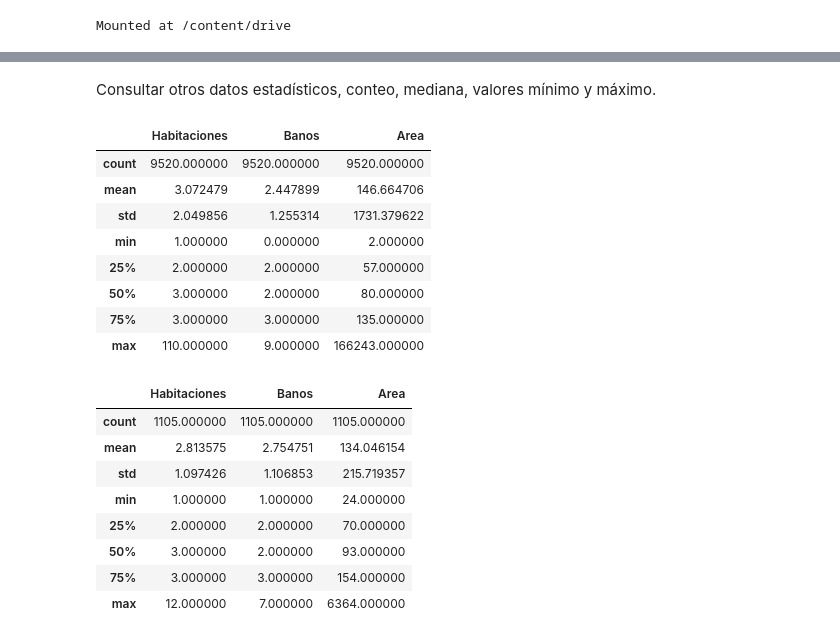
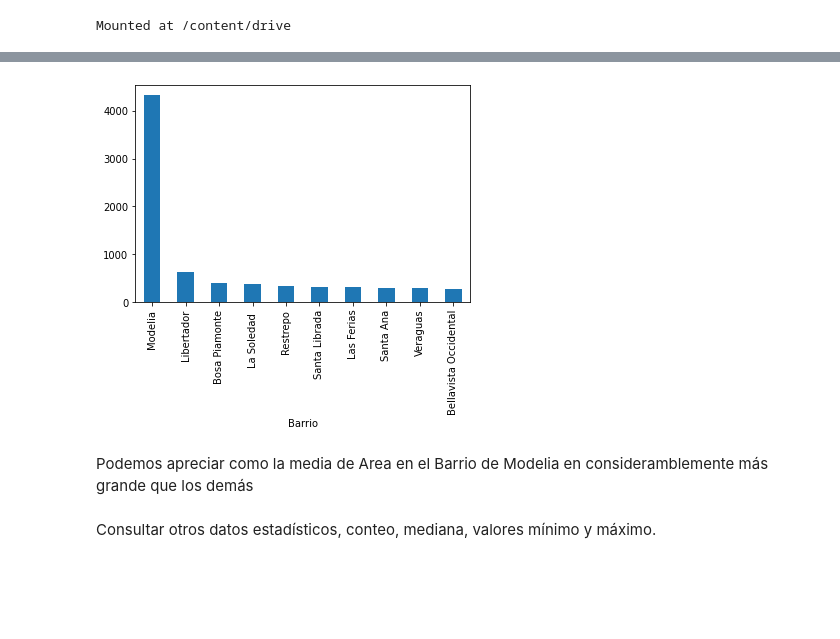
Before and after one commit to Nerebos/Inmsersion-de-datos, a Jupyter notebook: Desafios_Clase_1.ipynb, the cells around one changed output, grey strips where cells are left out. Saved outputs shown, nothing was run; the diff lists cells and outputs as text; code cells hidden in the pictures; blank space fills up the shorter version.

```diff
--- a/Desafios_Clase_1.ipynb
+++ b/Desafios_Clase_1.ipynb
@@ -81,0 +61,3 @@ Area_prom
+# %%
+prom_area = inmuebles.groupby('Barrio')['Area'].mean()
+prom_area
@@ -81,0 +78,3 @@ Area_prom
+# %%
+mean_10 = prom_area.sort_values(ascending = False).head(10)
+mean_10
@@ -82,26 +94,8 @@ Area_prom
+# %%
+mean_10.plot.bar();
+# %% [output]
+[figure, added]
+# %% [markdown]
+Podemos apreciar como la media de Area en  el Barrio de Modelia en consideramblemente más grande que los demás
 # %% [markdown]
 Consultar otros datos estadísticos, conteo, mediana, valores mínimo y máximo.
-# %%
-inmuebles.describe()
-# %% [output]
-|  | Habitaciones | Banos | Area |
-| count | 9520.000000 | 9520.000000 | 9520.000000 |
-| mean | 3.072479 | 2.447899 | 146.664706 |
-| std | 2.049856 | 1.255314 | 1731.379622 |
-| min | 1.000000 | 0.000000 | 2.000000 |
-| 25% | 2.000000 | 2.000000 | 57.000000 |
-| 50% | 3.000000 | 2.000000 | 80.000000 |
-| 75% | 3.000000 | 3.000000 | 135.000000 |
-| max | 110.000000 | 9.000000 | 166243.000000 |
-# %%
-inmuebles_test1.describe()
-# %% [output]
-|  | Habitaciones | Banos | Area |
-| count | 1105.000000 | 1105.000000 | 1105.000000 |
-| mean | 2.813575 | 2.754751 | 134.046154 |
-| std | 1.097426 | 1.106853 | 215.719357 |
-| min | 1.000000 | 1.000000 | 24.000000 |
-| 25% | 2.000000 | 2.000000 | 70.000000 |
-| 50% | 3.000000 | 2.000000 | 93.000000 |
-| 75% | 3.000000 | 3.000000 | 154.000000 |
-| max | 12.000000 | 7.000000 | 6364.000000 |
```
Also changed, not shown: parts of 19 cells of this notebook.
